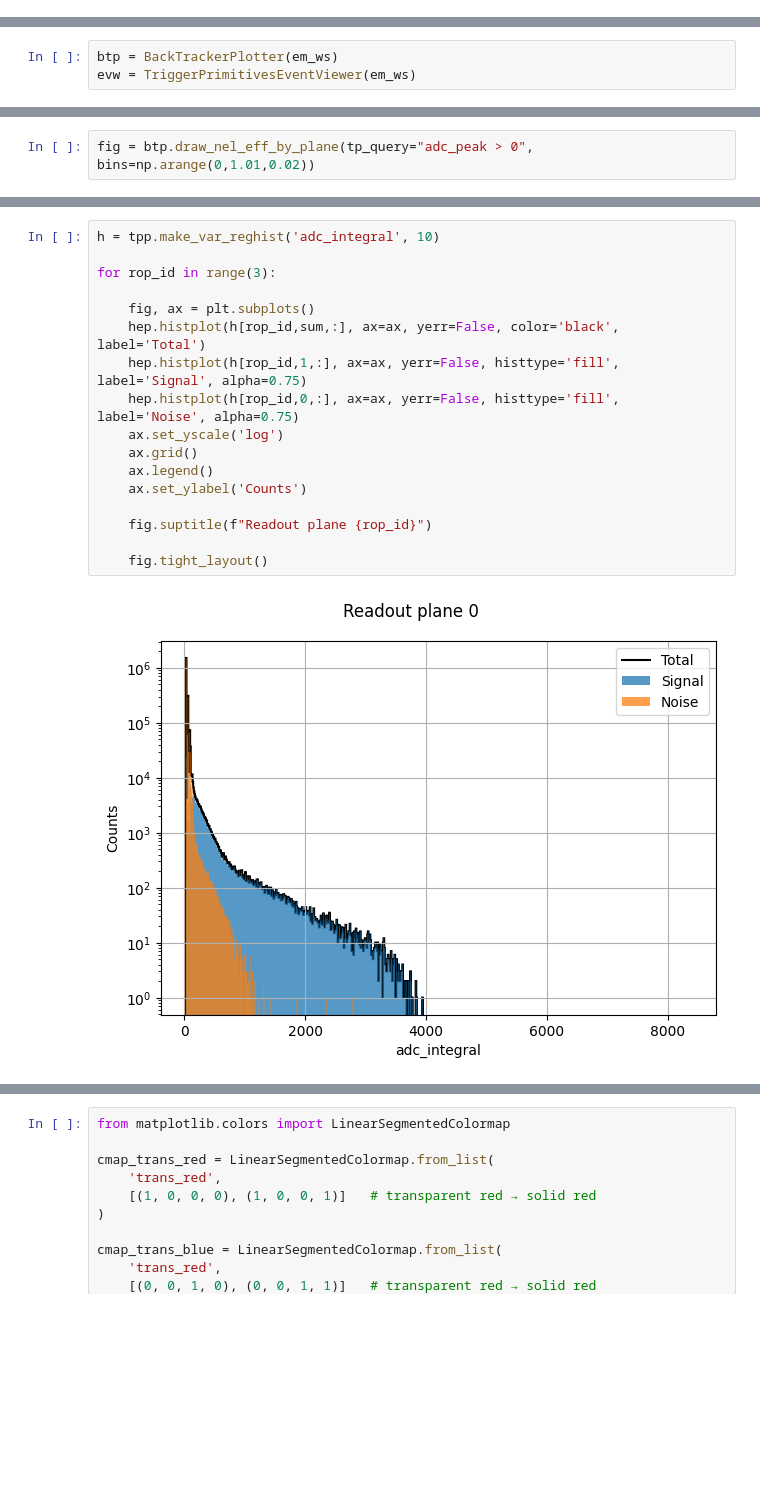
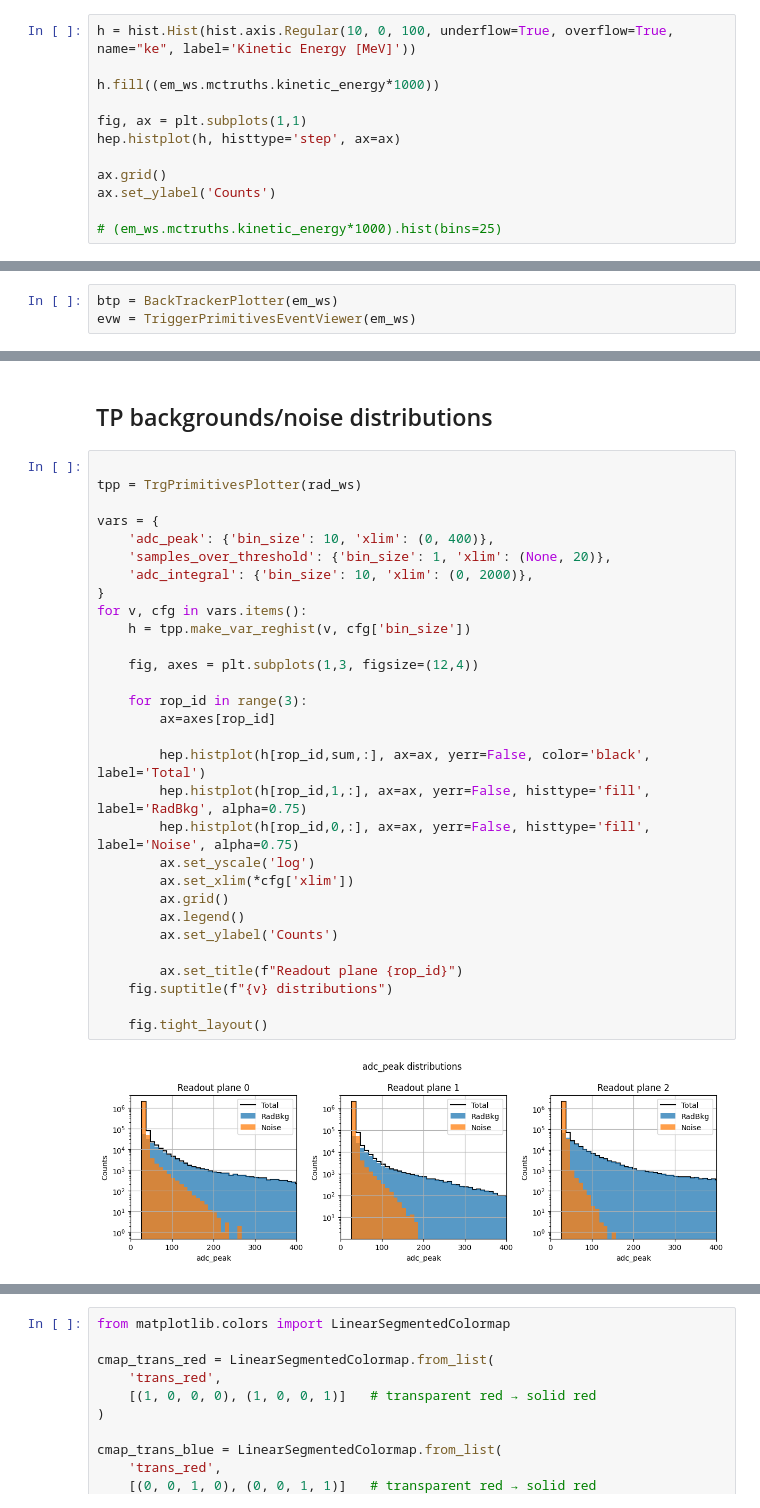
Before and after one commit to alessandrothea/tpvalidator, a Jupyter notebook: notebooks/studies/1x8x14/VD-1x8x14-RadiologicalBackgroundTriggerPrimitiveRates.ipynb, the cells around one changed output, grey strips where cells are left out. Cells and saved outputs as stored; diff of their text form; blank space fills up the shorter version.

Commit message:
Wrapping up TP threshold definition notebook

```diff
--- a/notebooks/studies/1x8x14/VD-1x8x14-RadiologicalBackgroundTriggerPrimitiveRates.ipynb
+++ b/notebooks/studies/1x8x14/VD-1x8x14-RadiologicalBackgroundTriggerPrimitiveRates.ipynb
@@ -177,0 +269,12 @@ for rop_id in range(3):
+# %%
+h = hist.Hist(hist.axis.Regular(10, 0, 100, underflow=True, overflow=True, name="ke", label='Kinetic Energy [MeV]'))
+
+h.fill((em_ws.mctruths.kinetic_energy*1000))
+
+fig, ax = plt.subplots(1,1)
+hep.histplot(h, histtype='step', ax=ax)
+
+ax.grid()
+ax.set_ylabel('Counts')
+
+# (em_ws.mctruths.kinetic_energy*1000).hist(bins=25)
@@ -232,2 +374,0 @@ array([0.  , 0.02, 0.04, 0.06, 0.08, 0.1 , 0.12, 0.14, 0.16, 0.18, 0.2 ,
-# %%
-fig = btp.draw_nel_eff_by_plane(tp_query="adc_peak > 0", bins=np.arange(0,1.01,0.02))
@@ -244,19 +454,34 @@ tpp = TrgPrimitivesPlotter(rad_ws)
+# %% [markdown]
+## TP backgrounds/noise distributions
 # %%
-h = tpp.make_var_reghist('adc_integral', 10)
 
-for rop_id in range(3):
+tpp = TrgPrimitivesPlotter(rad_ws)
 
-    fig, ax = plt.subplots()
-    hep.histplot(h[rop_id,sum,:], ax=ax, yerr=False, color='black', label='Total')
-    hep.histplot(h[rop_id,1,:], ax=ax, yerr=False, histtype='fill', label='Signal', alpha=0.75)
-    hep.histplot(h[rop_id,0,:], ax=ax, yerr=False, histtype='fill', label='Noise', alpha=0.75)
-    ax.set_yscale('log')
-    ax.grid()
-    ax.legend()
-    ax.set_ylabel('Counts')
+vars = {
+    'adc_peak': {'bin_size': 10, 'xlim': (0, 400)},
+    'samples_over_threshold': {'bin_size': 1, 'xlim': (None, 20)},
+    'adc_integral': {'bin_size': 10, 'xlim': (0, 2000)},
+}
+for v, cfg in vars.items():
+    h = tpp.make_var_reghist(v, cfg['bin_size'])
 
-    fig.suptitle(f"Readout plane {rop_id}")
+    fig, axes = plt.subplots(1,3, figsize=(12,4))
+
+    for rop_id in range(3):
+        ax=axes[rop_id]
+
+        hep.histplot(h[rop_id,sum,:], ax=ax, yerr=False, color='black', label='Total')
+        hep.histplot(h[rop_id,1,:], ax=ax, yerr=False, histtype='fill', label='RadBkg', alpha=0.75)
+        hep.histplot(h[rop_id,0,:], ax=ax, yerr=False, histtype='fill', label='Noise', alpha=0.75)
+        ax.set_yscale('log')
+        ax.set_xlim(*cfg['xlim'])
+        ax.grid()
+        ax.legend()
+        ax.set_ylabel('Counts')
+
+        ax.set_title(f"Readout plane {rop_id}")
+    fig.suptitle(f"{v} distributions")
 
     fig.tight_layout()
 # %% [output]
-[figure, old version]
+[figure, new version]
```
Also changed, not shown: parts of 49 cells of this notebook, 6 other files.
